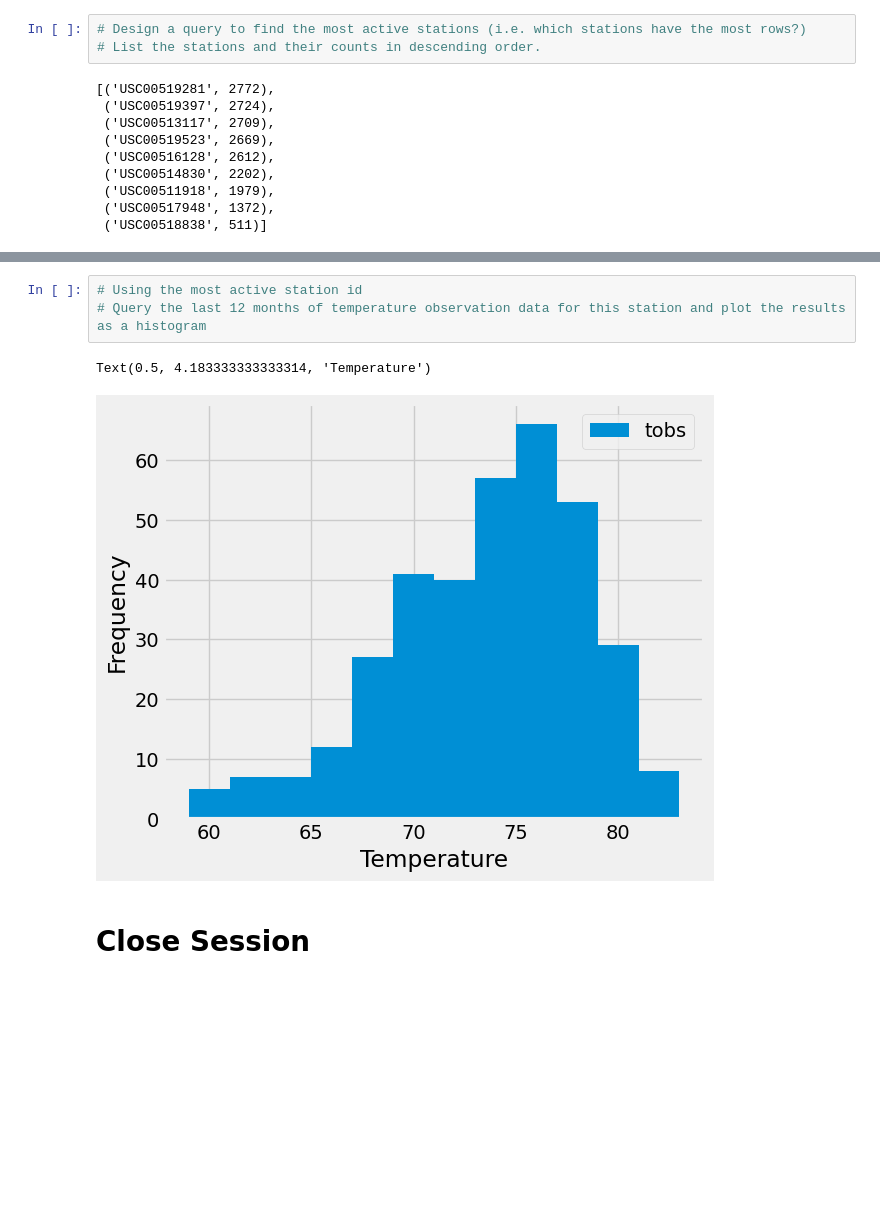
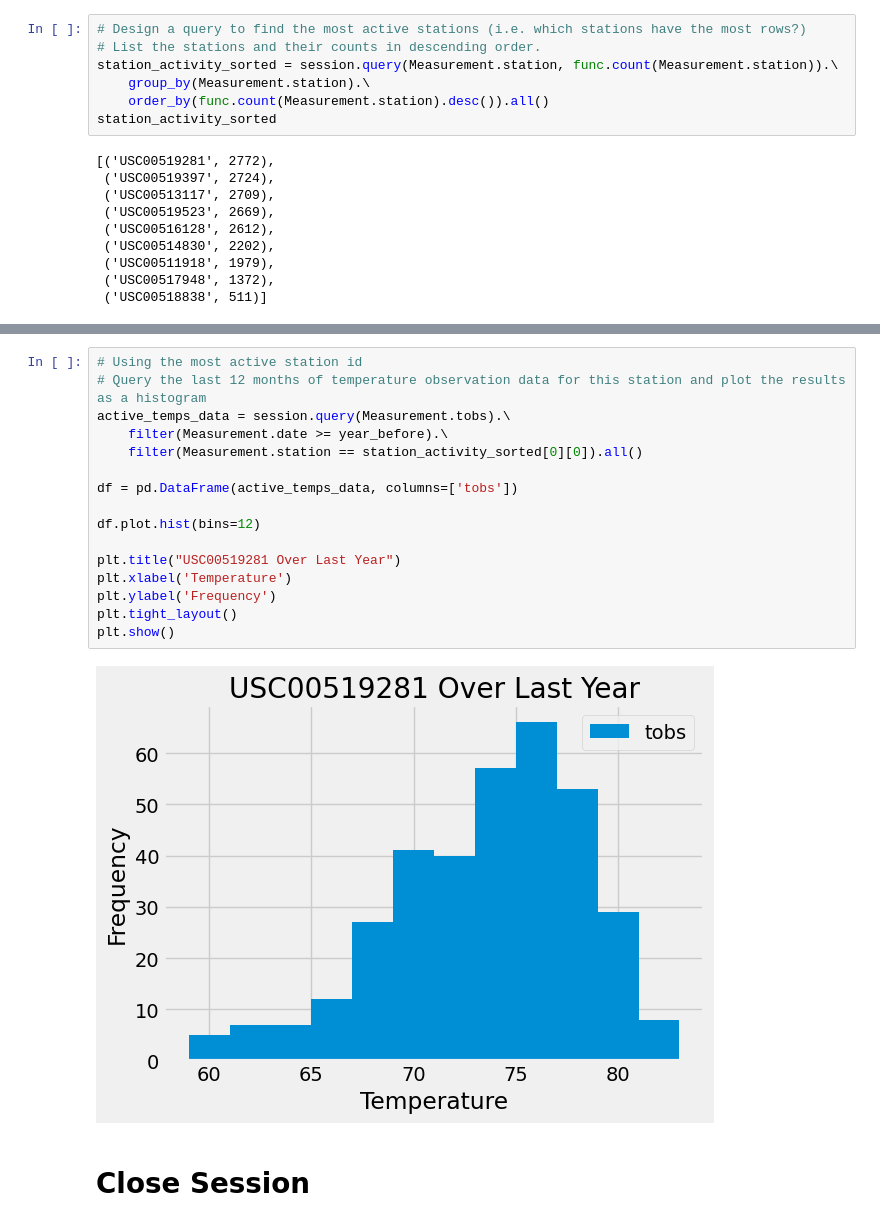
Before and after one commit to r-ellis-porter/sqlalchemy-challenge, a Jupyter notebook: SurfsUp/climate_analysis.ipynb, the cells around one changed output, grey strips where cells are left out. Cells and saved outputs as stored; diff of their text form; blank space fills up the shorter version.

```diff
--- a/SurfsUp/climate_analysis.ipynb
+++ b/SurfsUp/climate_analysis.ipynb
@@ -106,6 +118,10 @@ Name: precipitation, dtype: float64
 # %%
 # Design a query to find the most active stations (i.e. which stations have the most rows?)
 # List the stations and their counts in descending order.
+station_activity_sorted = session.query(Measurement.station, func.count(Measurement.station)).\
+    group_by(Measurement.station).\
+    order_by(func.count(Measurement.station).desc()).all()
+station_activity_sorted
 # %% [output]
 [('USC00519281', 2772),
  ('USC00519397', 2724),
@@ -123,9 +141,21 @@ Name: precipitation, dtype: float64
 # %%
 # Using the most active station id
 # Query the last 12 months of temperature observation data for this station and plot the results as a histogram
+active_temps_data = session.query(Measurement.tobs).\
+    filter(Measurement.date >= year_before).\
+    filter(Measurement.station == station_activity_sorted[0][0]).all()
+
+df = pd.DataFrame(active_temps_data, columns=['tobs'])
+
+df.plot.hist(bins=12)
+
+plt.title("USC00519281 Over Last Year")
+plt.xlabel('Temperature')
+plt.ylabel('Frequency')
+plt.tight_layout()
+plt.show()
 # %% [output]
-Text(0.5, 4.183333333333314, 'Temperature')
-[figure, old version]
+[figure, new version]
 # %% [markdown]
 # Close Session
 # %%
```
Also changed, not shown: parts of 3 cells of this notebook.
